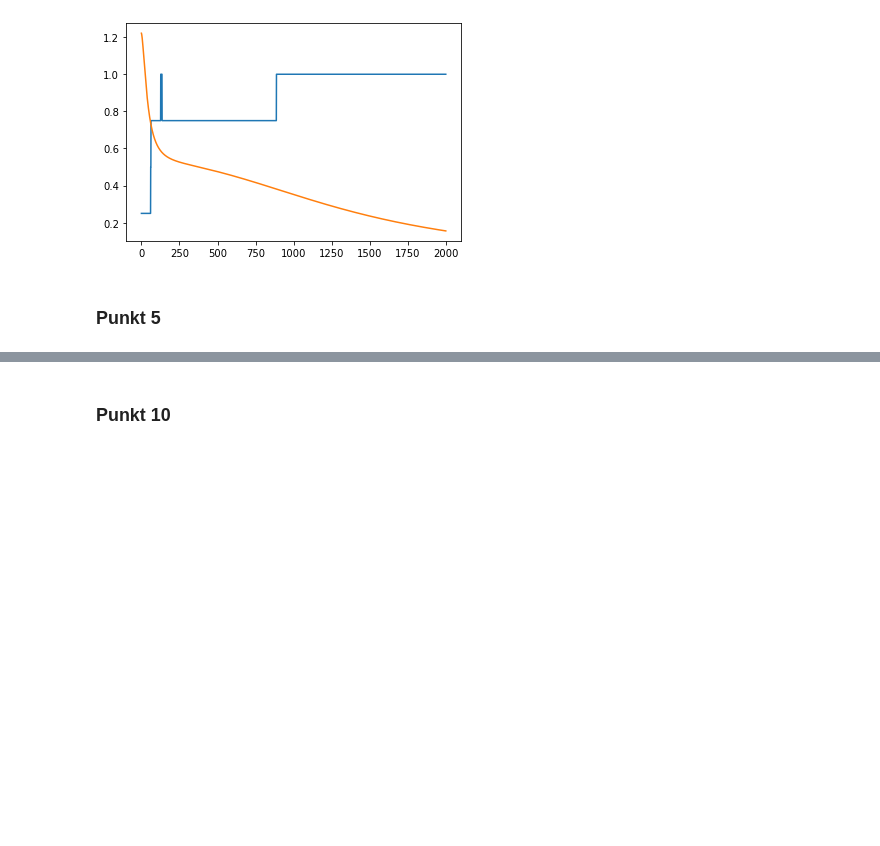
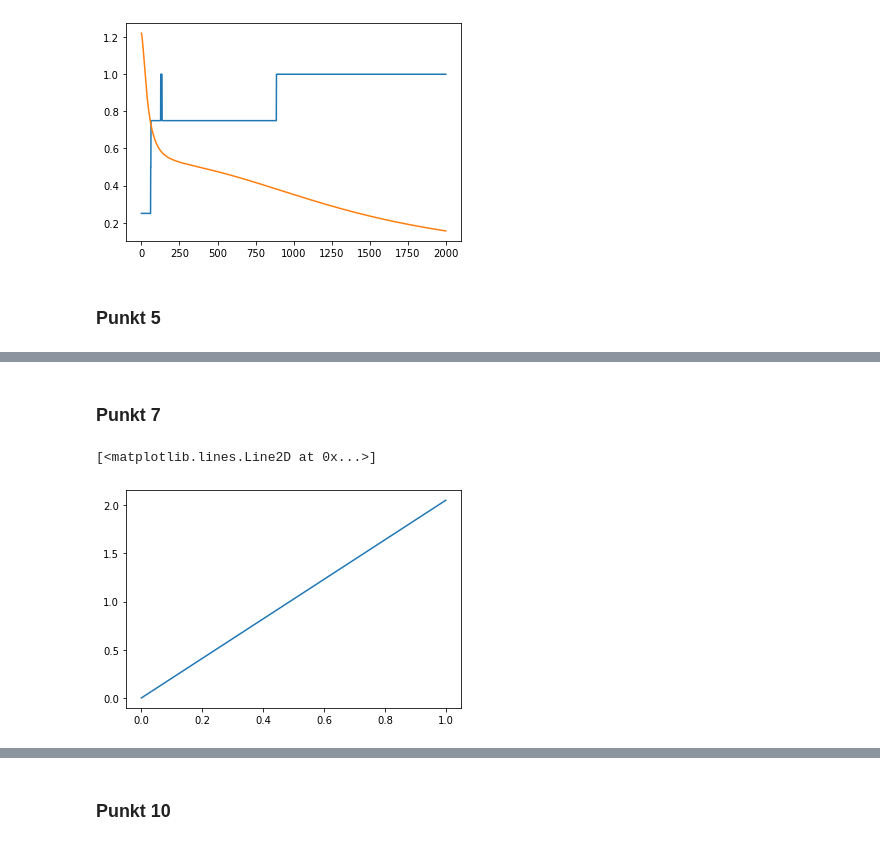
Before and after one commit to TheCommonCold/UM-lab-7-8, a Jupyter notebook: UM-lab7.ipynb, the cells around one changed output, grey strips where cells are left out. Drawn from its saved outputs; the diff is of its cells as text; code cells hidden in the pictures; blank space fills up the shorter version.

```diff
--- a/UM-lab7.ipynb
+++ b/UM-lab7.ipynb
@@ -98,0 +134,10 @@ detected layer sizes: [2, 2, 1]
+# %% [markdown]
+### Punkt 7
+# %%
+x= np.linspace(0,1,10)
+y = [(clf.coefs_[1].flatten()[0]*i)/clf.coefs_[1].flatten()[1] for i in x]
+
+plt.plot(x,y)
+# %% [output]
+[<matplotlib.lines.Line2D at 0x...>]
+[figure, added]
```
Also changed, not shown: parts of 28 cells of this notebook, 2 other files.
